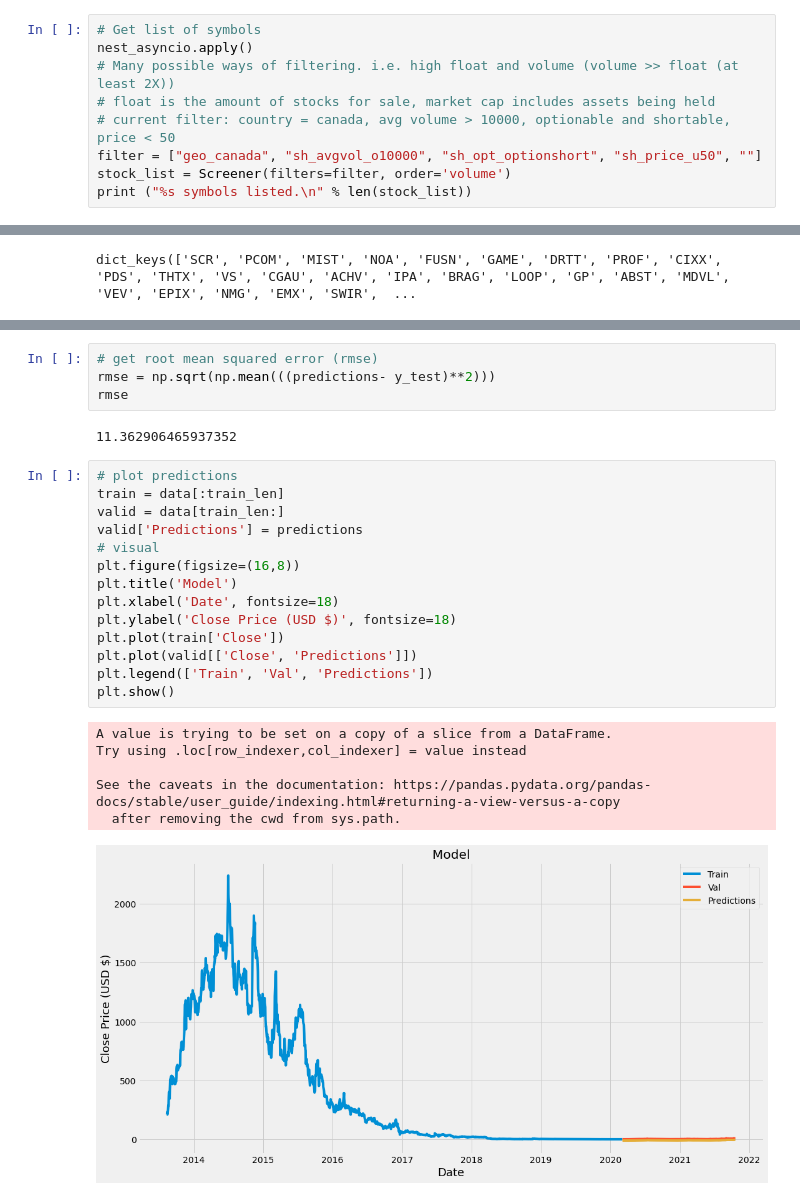
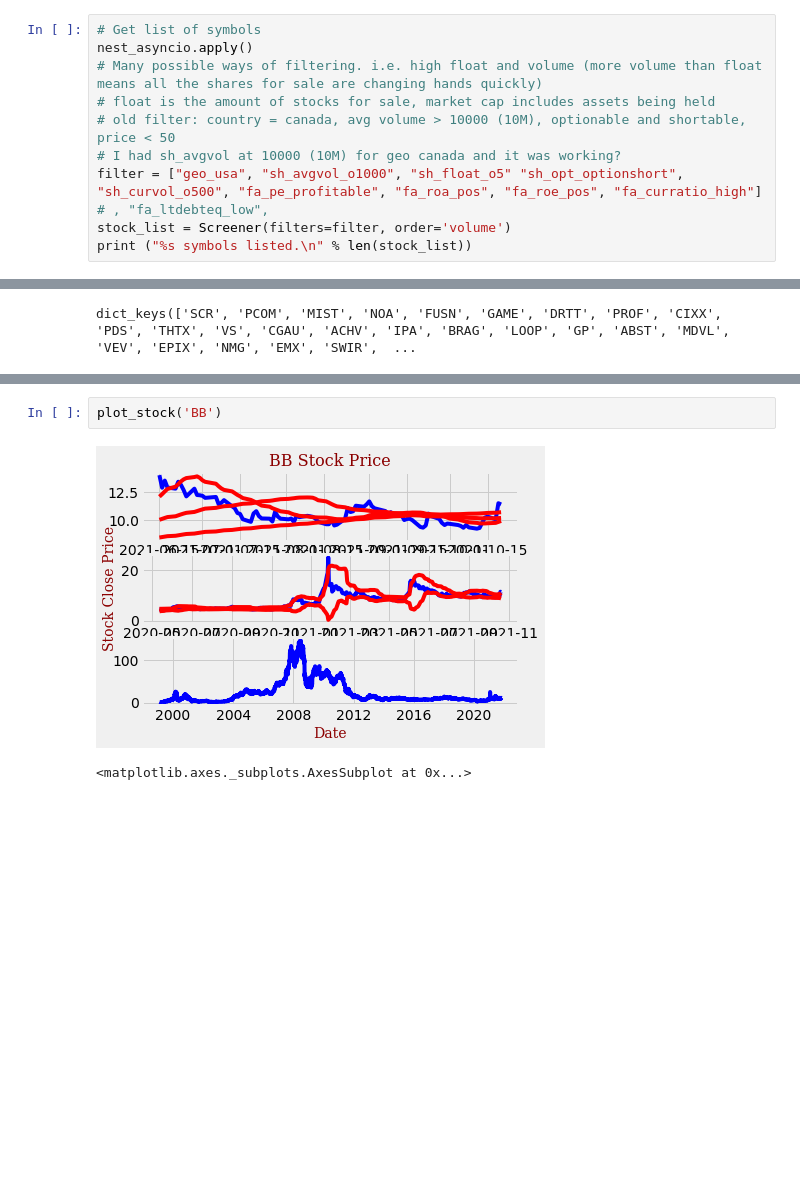
Before and after one commit to philip-L/AlgoTrading, a Jupyter notebook: PersonalFinance.ipynb, the cells around one changed output, grey strips where cells are left out. Saved outputs shown, nothing was run; the diff lists cells and outputs as text; blank space fills up the shorter version.

```diff
--- a/PersonalFinance.ipynb
+++ b/PersonalFinance.ipynb
@@ -146,10 +158,11 @@ This is using the Screener class with filters and collect list of dictionaries o
 # %%
 # Get list of symbols
 nest_asyncio.apply()
-# Many possible ways of filtering. i.e. high float and volume (volume >> float (at least 2X))
+# Many possible ways of filtering. i.e. high float and volume (more volume than float means all the shares for sale are changing hands quickly)
 # float is the amount of stocks for sale, market cap includes assets being held
-# current filter: country = canada, avg volume > 10000, optionable and shortable, price < 50
-filter = ["geo_canada", "sh_avgvol_o10000", "sh_opt_optionshort", "sh_price_u50", ""]
+# old filter: country = canada, avg volume > 10000 (10M), optionable and shortable, price < 50
+# I had sh_avgvol at 10000 (10M) for geo canada and it was working?
+filter = ["geo_usa", "sh_avgvol_o1000", "sh_float_o5" "sh_opt_optionshort", "sh_curvol_o500", "fa_pe_profitable", "fa_roa_pos", "fa_roe_pos", "fa_curratio_high"] # , "fa_ltdebteq_low",
 stock_list = Screener(filters=filter, order='volume')
 print ("%s symbols listed.\n" % len(stock_list))
 # %% [output]
@@ -1382,27 +1393,5 @@ array([[-10.46973  ],
-# %%
-# get root mean squared error (rmse)
-rmse = np.sqrt(np.mean(((predictions- y_test)**2)))
-rmse
-# %% [output]
-11.362906465937352
-# %%
-# plot predictions
-train = data[:train_len]
-valid = data[train_len:]
-valid['Predictions'] = predictions
-# visual
-plt.figure(figsize=(16,8))
-plt.title('Model')
-plt.xlabel('Date', fontsize=18)
-plt.ylabel('Close Price (USD $)', fontsize=18)
-plt.plot(train['Close'])
-plt.plot(valid[['Close', 'Predictions']])
-plt.legend(['Train', 'Val', 'Predictions'])
-plt.show()
-# %% [output]
-A value is trying to be set on a copy of a slice from a DataFrame.
-Try using .loc[row_indexer,col_indexer] = value instead
-
-See the caveats in the documentation: https://pandas.pydata.org/pandas-docs/stable/user_guide/indexing.html#returning-a-view-versus-a-copy
-  after removing the cwd from sys.path.
-[figure, removed]
+# %%
+plot_stock('BB')
+# %% [output]
+[figure, added]
+<matplotlib.axes._subplots.AxesSubplot at 0x...>
```
Also changed, not shown: parts of 37 cells of this notebook, 1 other file.
